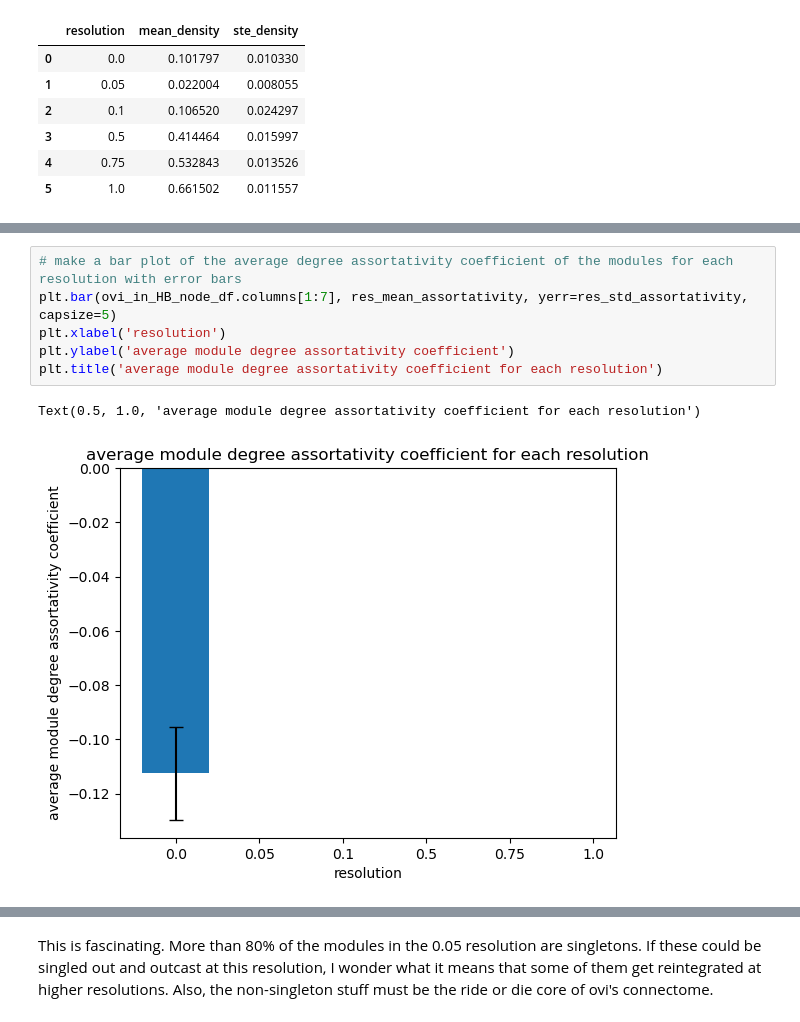
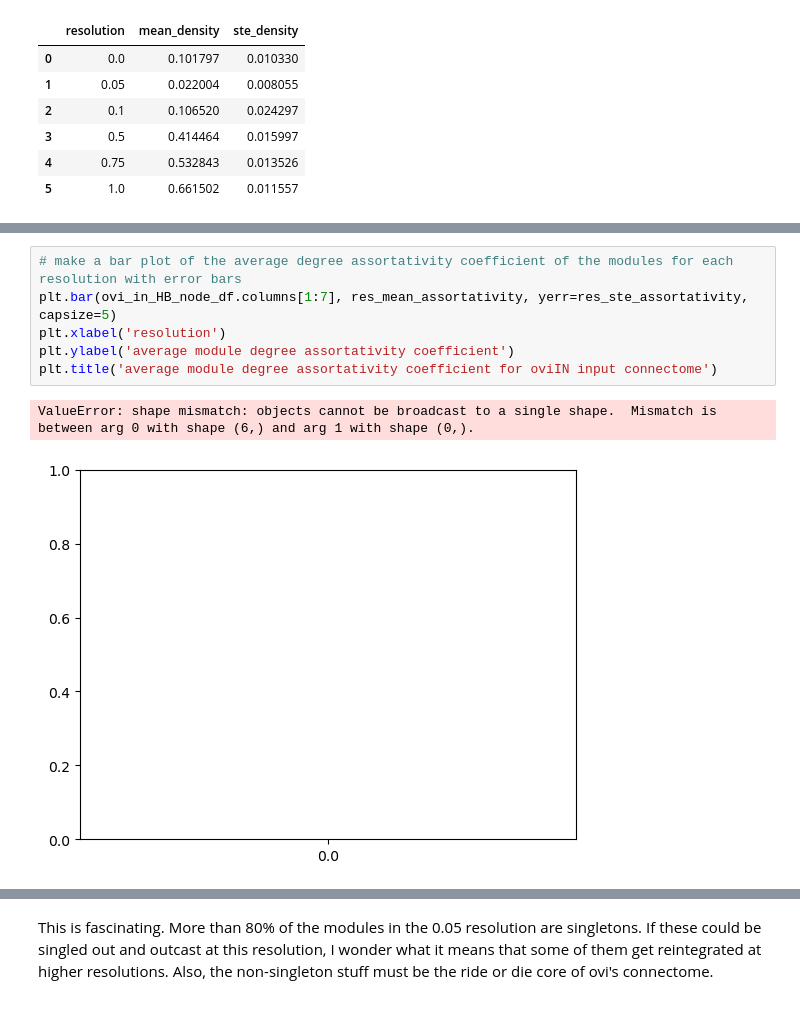
Before and after one commit to Gutierrez-lab/oviIN-analyses-gabrielle, a Jupyter notebook: graph_metrics_sandbox.ipynb, the cells around one changed output, grey strips where cells are left out. Drawn from its saved outputs; the diff is of its cells as text.

```diff
--- a/graph_metrics_sandbox.ipynb
+++ b/graph_metrics_sandbox.ipynb
@@ -669,12 +655,12 @@ Text(0.5, 1.0, 'average module density for each resolution')
 # %%
 # make a bar plot of the average degree assortativity coefficient of the modules for each resolution with error bars
-plt.bar(ovi_in_HB_node_df.columns[1:7], res_mean_assortativity, yerr=res_std_assortativity, capsize=5)
+plt.bar(ovi_in_HB_node_df.columns[1:7], res_mean_assortativity, yerr=res_ste_assortativity, capsize=5)
 plt.xlabel('resolution')
 plt.ylabel('average module degree assortativity coefficient')
-plt.title('average module degree assortativity coefficient for each resolution')
+plt.title('average module degree assortativity coefficient for oviIN input connectome')
 # %% [output]
-Text(0.5, 1.0, 'average module degree assortativity coefficient for each resolution')
+ValueError: shape mismatch: objects cannot be broadcast to a single shape.  Mismatch is between arg 0 with shape (6,) and arg 1 with shape (0,).
-[figure, old version]
+[figure, new version]
 # %%
 # make a bar plot of the proportion of modules that are strongly connected for each resolution
 plt.bar(ovi_in_HB_node_df.columns[1:7], res_strongly_connected)
```
Also changed, not shown: parts of 38 cells of this notebook, 1 other file.
